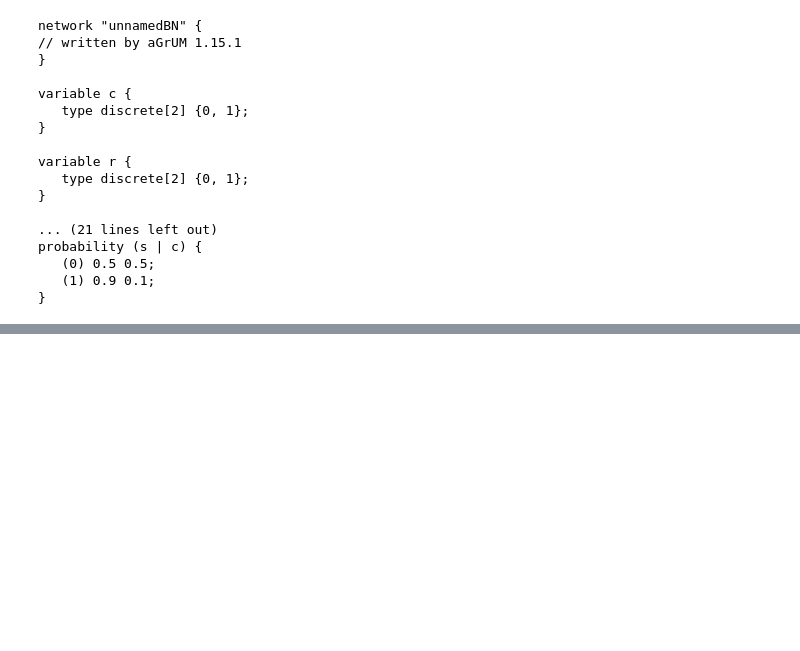
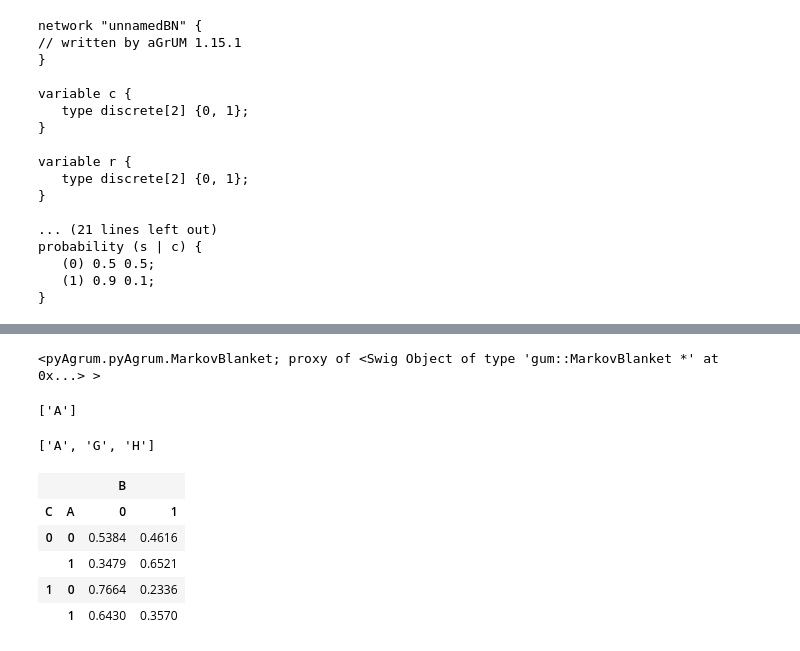
Before and after one commit to richietaylor/WaveWiseBN, a Jupyter notebook: explorations.ipynb, the cells around one changed output, grey strips where cells are left out. Saved outputs shown, nothing was run; the diff lists cells and outputs as text; code cells hidden in the pictures; blank space fills up the shorter version.

```diff
--- a/explorations.ipynb
+++ b/explorations.ipynb
@@ -138,0 +276,22 @@ probability (s | c) {
+# %%
+gum.MarkovBlanket(bn,"J")
+# %% [output]
+<pyAgrum.pyAgrum.MarkovBlanket; proxy of <Swig Object of type 'gum::MarkovBlanket *' at 0x...> >
+# %%
+[bn.variable(i).name() for i in bn.minimalCondSet("B",["A","H","J"])]
+# %% [output]
+['A']
+# %%
+[bn.variable(i).name() for i in bn.minimalCondSet("B",["A","G","H","J"])]
+# %% [output]
+['A', 'G', 'H']
+# %%
+ie=gum.LazyPropagation(bn)
+ie.evidenceImpact("B",["A","C","H","G"]) # H,G will be removed w.r.t the minimalCondSet above
+# %% [output]
+|  |  | B |  |
+| C | A | 0 | 1 |
+| 0 | 0 | 0.5384 | 0.4616 |
+|  | 1 | 0.3479 | 0.6521 |
+| 1 | 0 | 0.7664 | 0.2336 |
+|  | 1 | 0.6430 | 0.3570 |
```
Also changed, not shown: parts of 18 cells of this notebook.
